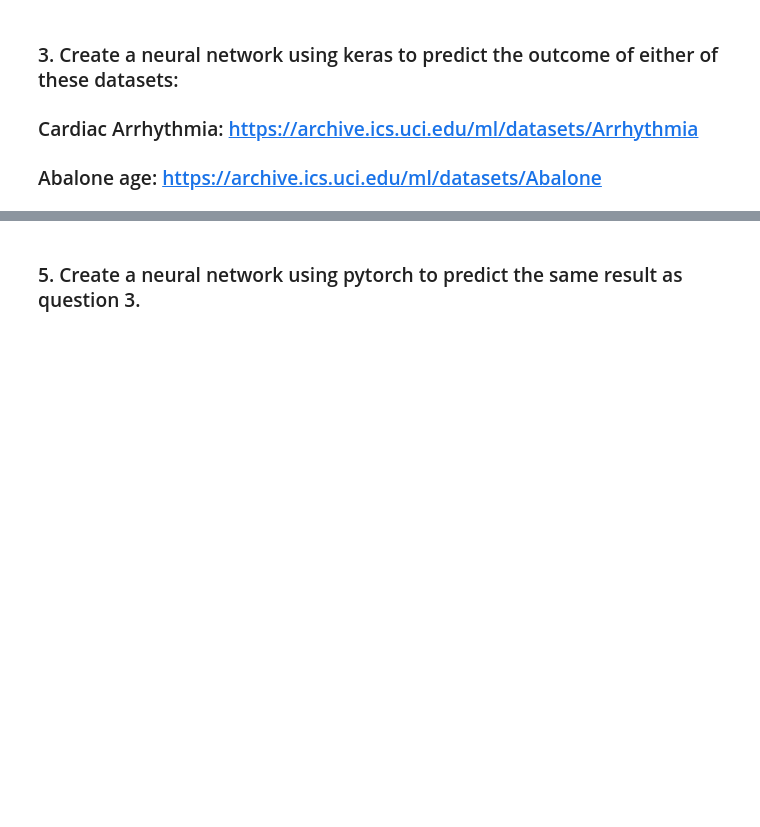
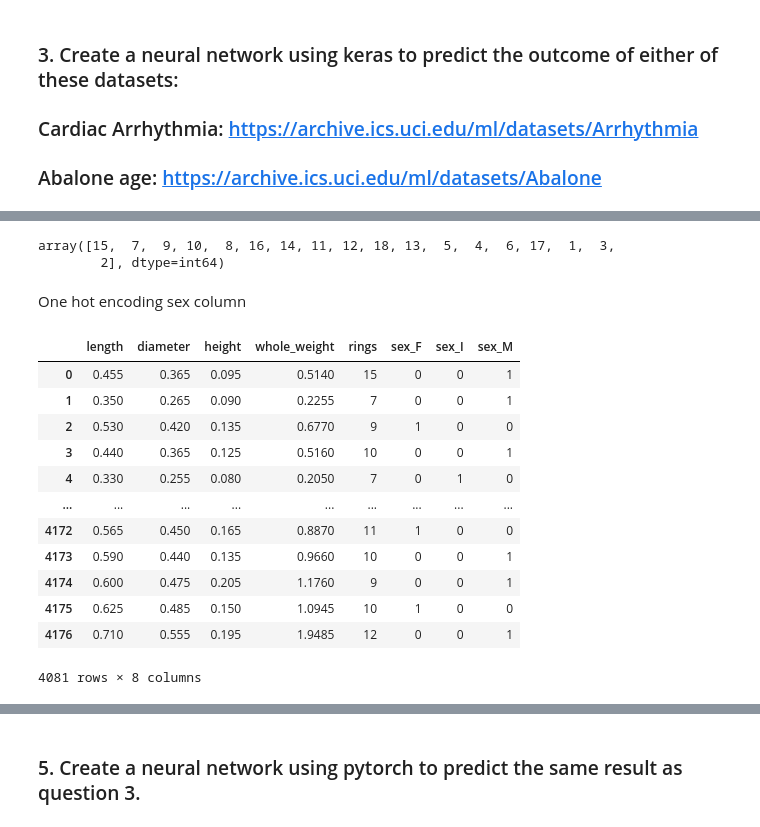
Before and after one commit to CMWatson2138/homework_18, a Jupyter notebook: Homework_18.ipynb, the cells around one changed output, grey strips where cells are left out. Saved outputs shown, nothing was run; the diff lists cells and outputs as text; code cells hidden in the pictures; blank space fills up the shorter version.

```diff
--- a/Homework_18.ipynb
+++ b/Homework_18.ipynb
@@ -8,0 +22,10 @@
+# %%
+import numpy as np
+import pandas as pd
+from sklearn import tree
+from sklearn.metrics import confusion_matrix, classification_report, plot_confusion_matrix
+import pydotplus
+from IPython.display import Image
+
+ab_df=pd.read_csv('abalone.data',delimiter=',',header=None)
+ab_df.shape
@@ -8,0 +61,24 @@
+# %%
+mod_df_out['rings'].unique()
+# %% [output]
+array([15,  7,  9, 10,  8, 16, 14, 11, 12, 18, 13,  5,  4,  6, 17,  1,  3,
+        2], dtype=int64)
+# %% [markdown]
+One hot encoding sex column
+# %%
+aba_df=pd.get_dummies(mod_df_out)
+aba_df
+# %% [output]
+|  | length | diameter | height | whole_weight | rings | sex_F | sex_I | sex_M |
+| 0 | 0.455 | 0.365 | 0.095 | 0.5140 | 15 | 0 | 0 | 1 |
+| 1 | 0.350 | 0.265 | 0.090 | 0.2255 | 7 | 0 | 0 | 1 |
+| 2 | 0.530 | 0.420 | 0.135 | 0.6770 | 9 | 1 | 0 | 0 |
+| 3 | 0.440 | 0.365 | 0.125 | 0.5160 | 10 | 0 | 0 | 1 |
+| 4 | 0.330 | 0.255 | 0.080 | 0.2050 | 7 | 0 | 1 | 0 |
+| ... | ... | ... | ... | ... | ... | ... | ... | ... |
+| 4172 | 0.565 | 0.450 | 0.165 | 0.8870 | 11 | 1 | 0 | 0 |
+| 4173 | 0.590 | 0.440 | 0.135 | 0.9660 | 10 | 0 | 0 | 1 |
+| 4174 | 0.600 | 0.475 | 0.205 | 1.1760 | 9 | 0 | 0 | 1 |
+| 4175 | 0.625 | 0.485 | 0.150 | 1.0945 | 10 | 1 | 0 | 0 |
+| 4176 | 0.710 | 0.555 | 0.195 | 1.9485 | 12 | 0 | 0 | 1 |
+4081 rows × 8 columns
```
Also changed, not shown: parts of 21 cells of this notebook, 4 other files.
